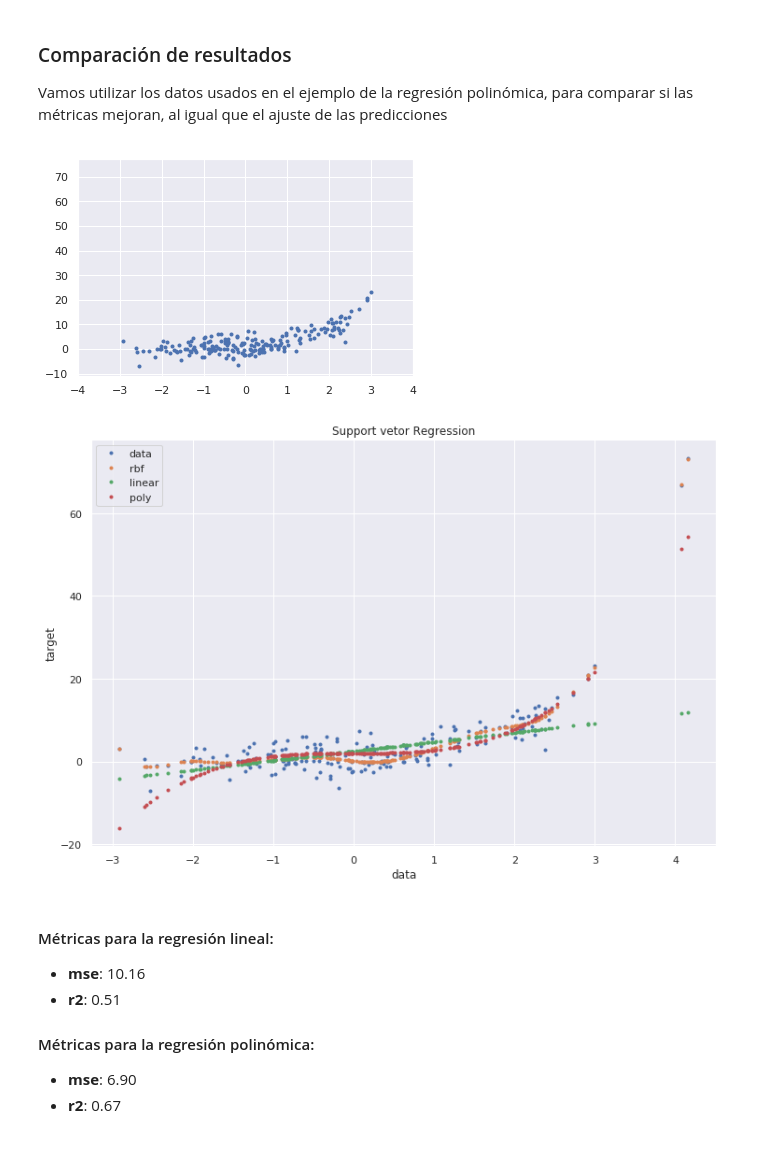
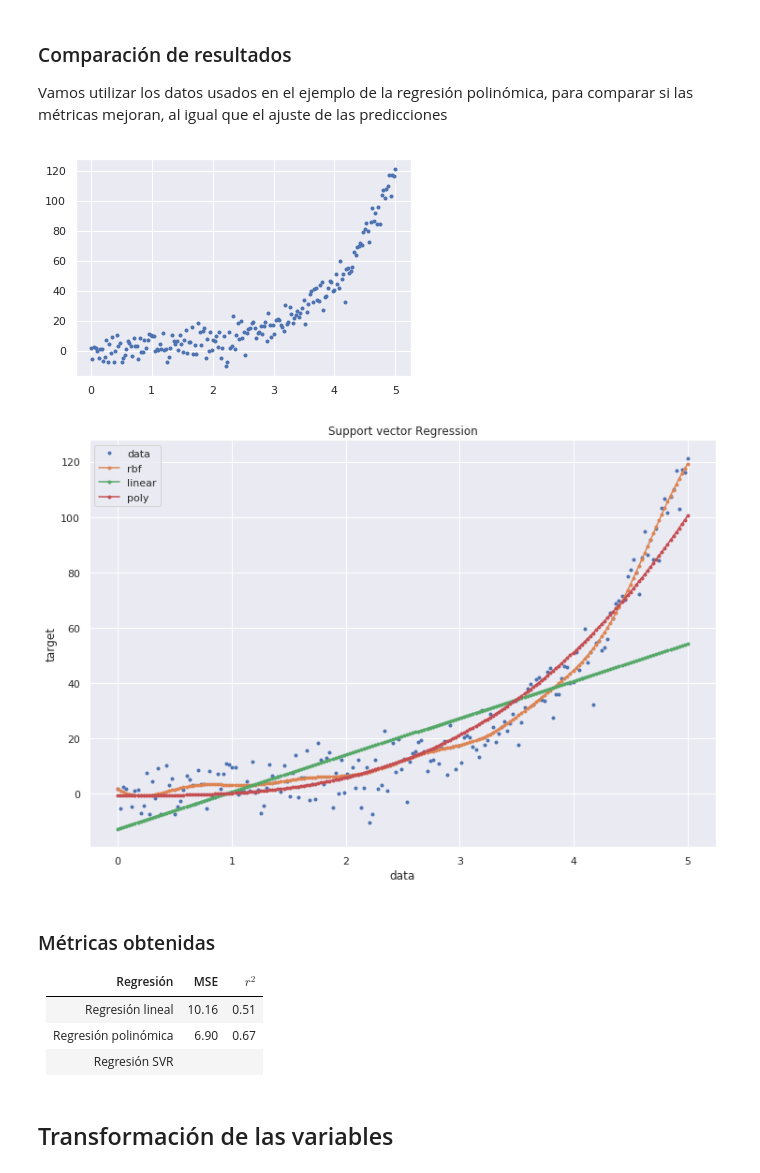
Before and after one commit to PablodelaCuesta/Machine_learning, a Jupyter notebook: Part_2_Regression (Supervised)/3_Support_vector_regression/Theory.ipynb, the cells around one changed output. Drawn from its saved outputs; the diff is of its cells as text; code cells hidden in the pictures.

```diff
--- a/Part_2_Regression (Supervised)/3_Support_vector_regression/Theory.ipynb
+++ b/Part_2_Regression (Supervised)/3_Support_vector_regression/Theory.ipynb
@@ -74,26 +74,27 @@ plt.show()
 Vamos utilizar los datos usados en el ejemplo de la regresión polinómica, para comparar si las métricas mejoran, al igual que el ajuste de las predicciones
 # %%
 # Data
-X = 1.387 * np.random.randn(200)
-res = 2.4 * np.random.randn(200)
-y = res + 1.13 * np.exp(X)
+X = np.linspace(0, 5, 200)
+res = 6.4 * np.random.randn(200)
+y = res + 0.83 * np.exp(X)
+
 plt.plot(X, y,
          marker='.', linestyle='none')
-plt.xlim([-4,4])
+#plt.xlim([-4,4])
 plt.show()
 # %% [output]
-[figure, old version]
+[figure, new version]
 # %%
 # Colores y kernels
 #colors = ['#beaed4', '#fdc086', '#ffff99', '#386cb0']
 kernels = ['rbf', 'linear', 'poly']
 
 # Data reshape
-X = np.reshape(a=X, newshape=(-1, 1))
+X_s = np.reshape(a=X, newshape=(-1, 1))
 
 # Plot
 plt.figure(figsize=(12,8))
-plt.plot(X, y, label='data', marker='.', linestyle='none')
+plt.plot(X_s, y, label='data', marker='.', linestyle='none')
 
 # regressors
 svr = []
@@ -102,23 +103,25 @@ y_pred = np.empty(shape=(len(kernels), len(y)))
 # differents regressors
 for count, kernel in enumerate(kernels):
     svr.append(SVR(kernel=kernel, C=1e3))
-    y_pred[count] = svr[count].fit(X, y).predict(X)
+    y_pred[count] = svr[count].fit(X_s, y).predict(X_s)
 
     plt.plot(X, y_pred[count],
-             marker='.', linestyle='none',
+             marker='.', linestyle='-',
              label=kernels[count])
 plt.xlabel('data')
 plt.ylabel('target')
-plt.title('Support vetor Regression')
+plt.title('Support vector Regression')
 plt.legend()
 plt.show()
 # %% [output]
-[figure, old version]
+[figure, new version]
 # %% [markdown]
-#### Métricas para la regresión lineal:
-* **mse**: 10.16
-* **r2**: 0.51
+### Métricas obtenidas
 
-#### Métricas para la regresión polinómica:
-* **mse**: 6.90
-* **r2**: 0.67
+|   Regresión        |MSE  |$r^{2}$|
+|--------------------|-----|-------|
+|Regresión lineal    |10.16| 0.51  |
+|Regresión polinómica|6.90 | 0.67  |
+|Regresión SVR       |     |       |
+# %% [markdown]
+## Transformación de las variables
```
Also changed, not shown: parts of 6 cells of this notebook, 3 other files.
